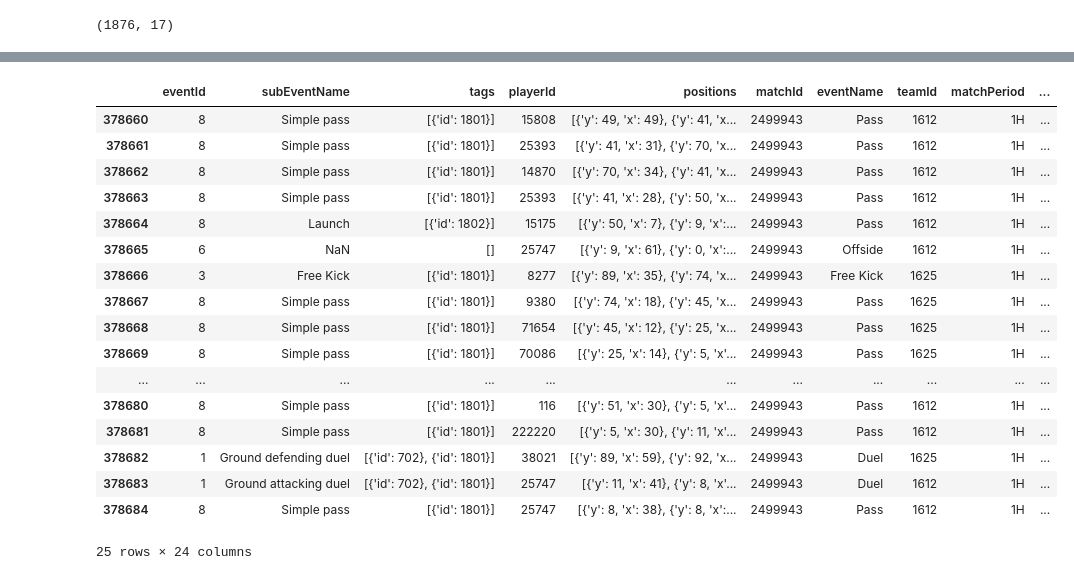
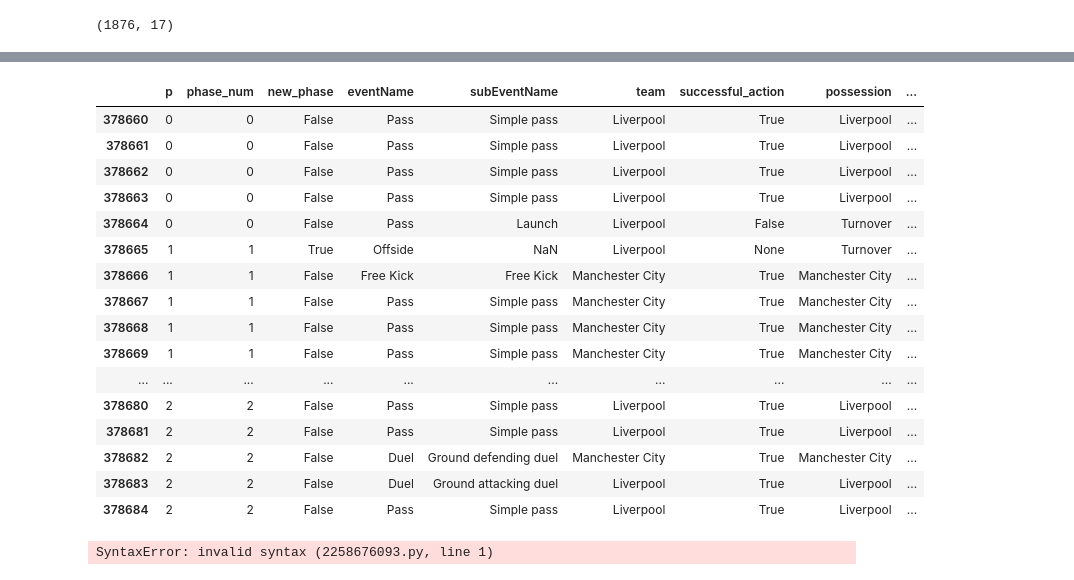
Before and after one commit to stephen989/football-analysis, a Jupyter notebook: match_phases.ipynb, the cells around one changed output, grey strips where cells are left out. Cells and saved outputs as stored; diff of their text form; code cells hidden in the pictures.

```diff
--- a/match_phases.ipynb
+++ b/match_phases.ipynb
@@ -51,3 +66,3 @@ match.loc[unsuccessful_pass, 'possession'] ="Turnover"
 # %%
-won_duels = (match.eventName=="Duel") & (match.successful_action == True)
-match.loc[won_duels, 'possession'] = match.loc[won_duels, 'team']
+# won_duels = (match.eventName=="Duel") & (match.tags.str.contains == True)
+# match.loc[won_duels, 'possession'] = match.loc[won_duels, 'team']
@@ -113,2 +119,0 @@ new_phases = (match.possession == "Turnover") & (match.possession.shift(-1) != "
-# %%
-match = match.copy()
@@ -115,6 +123,11 @@ match = match.copy()
 # %%
 match['new_phase'] = False
-match.loc[new_phases, 'new_phase'] = True
+# match.loc[new_phase, 'new_phase'] = True
+# %%
+possession_changes = (match.possession != match.possession.shift(1))
+match.loc[possession_changes, 'new_phase'] = True
+
+match.loc[restarts, 'new_phase'] = True
 # %%
 match['phase_num'] = match.new_phase.cumsum()
 # %%
@@ -147,21 +204,24 @@ match[cols].to_csv("match.csv")
 # %%
-match.head(25)
+match[cols].head(25)
 # %% [output]
-|  | eventId | subEventName | tags | playerId | positions | matchId | eventName | teamId | matchPeriod | ... |
-| 378660 | 8 | Simple pass | [{'id': 1801}] | 15808 | [{'y': 49, 'x': 49}, {'y': 41, 'x... | 2499943 | Pass | 1612 | 1H | ... |
-| 378661 | 8 | Simple pass | [{'id': 1801}] | 25393 | [{'y': 41, 'x': 31}, {'y': 70, 'x... | 2499943 | Pass | 1612 | 1H | ... |
-| 378662 | 8 | Simple pass | [{'id': 1801}] | 14870 | [{'y': 70, 'x': 34}, {'y': 41, 'x... | 2499943 | Pass | 1612 | 1H | ... |
-| 378663 | 8 | Simple pass | [{'id': 1801}] | 25393 | [{'y': 41, 'x': 28}, {'y': 50, 'x... | 2499943 | Pass | 1612 | 1H | ... |
-| 378664 | 8 | Launch | [{'id': 1802}] | 15175 | [{'y': 50, 'x': 7}, {'y': 9, 'x':... | 2499943 | Pass | 1612 | 1H | ... |
-| 378665 | 6 | NaN | [] | 25747 | [{'y': 9, 'x': 61}, {'y': 0, 'x':... | 2499943 | Offside | 1612 | 1H | ... |
-| 378666 | 3 | Free Kick | [{'id': 1801}] | 8277 | [{'y': 89, 'x': 35}, {'y': 74, 'x... | 2499943 | Free Kick | 1625 | 1H | ... |
-| 378667 | 8 | Simple pass | [{'id': 1801}] | 9380 | [{'y': 74, 'x': 18}, {'y': 45, 'x... | 2499943 | Pass | 1625 | 1H | ... |
-| 378668 | 8 | Simple pass | [{'id': 1801}] | 71654 | [{'y': 45, 'x': 12}, {'y': 25, 'x... | 2499943 | Pass | 1625 | 1H | ... |
-| 378669 | 8 | Simple pass | [{'id': 1801}] | 70086 | [{'y': 25, 'x': 14}, {'y': 5, 'x'... | 2499943 | Pass | 1625 | 1H | ... |
-| ... | ... | ... | ... | ... | ... | ... | ... | ... | ... | ... |
-| 378680 | 8 | Simple pass | [{'id': 1801}] | 116 | [{'y': 51, 'x': 30}, {'y': 5, 'x'... | 2499943 | Pass | 1612 | 1H | ... |
-| 378681 | 8 | Simple pass | [{'id': 1801}] | 222220 | [{'y': 5, 'x': 30}, {'y': 11, 'x'... | 2499943 | Pass | 1612 | 1H | ... |
-| 378682 | 1 | Ground defending duel | [{'id': 702}, {'id': 1801}] | 38021 | [{'y': 89, 'x': 59}, {'y': 92, 'x... | 2499943 | Duel | 1625 | 1H | ... |
-| 378683 | 1 | Ground attacking duel | [{'id': 702}, {'id': 1801}] | 25747 | [{'y': 11, 'x': 41}, {'y': 8, 'x'... | 2499943 | Duel | 1612 | 1H | ... |
-| 378684 | 8 | Simple pass | [{'id': 1801}] | 25747 | [{'y': 8, 'x': 38}, {'y': 8, 'x':... | 2499943 | Pass | 1612 | 1H | ... |
+|  | p | phase_num | new_phase | eventName | subEventName | team | successful_action | possession | ... |
+| 378660 | 0 | 0 | False | Pass | Simple pass | Liverpool | True | Liverpool | ... |
+| 378661 | 0 | 0 | False | Pass | Simple pass | Liverpool | True | Liverpool | ... |
+| 378662 | 0 | 0 | False | Pass | Simple pass | Liverpool | True | Liverpool | ... |
+| 378663 | 0 | 0 | False | Pass | Simple pass | Liverpool | True | Liverpool | ... |
+| 378664 | 0 | 0 | False | Pass | Launch | Liverpool | False | Turnover | ... |
+| 378665 | 1 | 1 | True | Offside | NaN | Liverpool | None | Turnover | ... |
+| 378666 | 1 | 1 | False | Free Kick | Free Kick | Manchester City | True | Manchester City | ... |
+| 378667 | 1 | 1 | False | Pass | Simple pass | Manchester City | True | Manchester City | ... |
+| 378668 | 1 | 1 | False | Pass | Simple pass | Manchester City | True | Manchester City | ... |
+| 378669 | 1 | 1 | False | Pass | Simple pass | Manchester City | True | Manchester City | ... |
+| ... | ... | ... | ... | ... | ... | ... | ... | ... | ... |
+| 378680 | 2 | 2 | False | Pass | Simple pass | Liverpool | True | Liverpool | ... |
+| 378681 | 2 | 2 | False | Pass | Simple pass | Liverpool | True | Liverpool | ... |
+| 378682 | 2 | 2 | False | Duel | Ground defending duel | Manchester City | True | Manchester City | ... |
+| 378683 | 2 | 2 | False | Duel | Ground attacking duel | Liverpool | True | Liverpool | ... |
+| 378684 | 2 | 2 | False | Pass | Simple pass | Liverpool | True | Liverpool | ... |
-25 rows × 24 columns
+# %%
+phases =
+# %% [output]
+SyntaxError: invalid syntax (2258676093.py, line 1)
```
Also changed, not shown: parts of 19 cells of this notebook.
